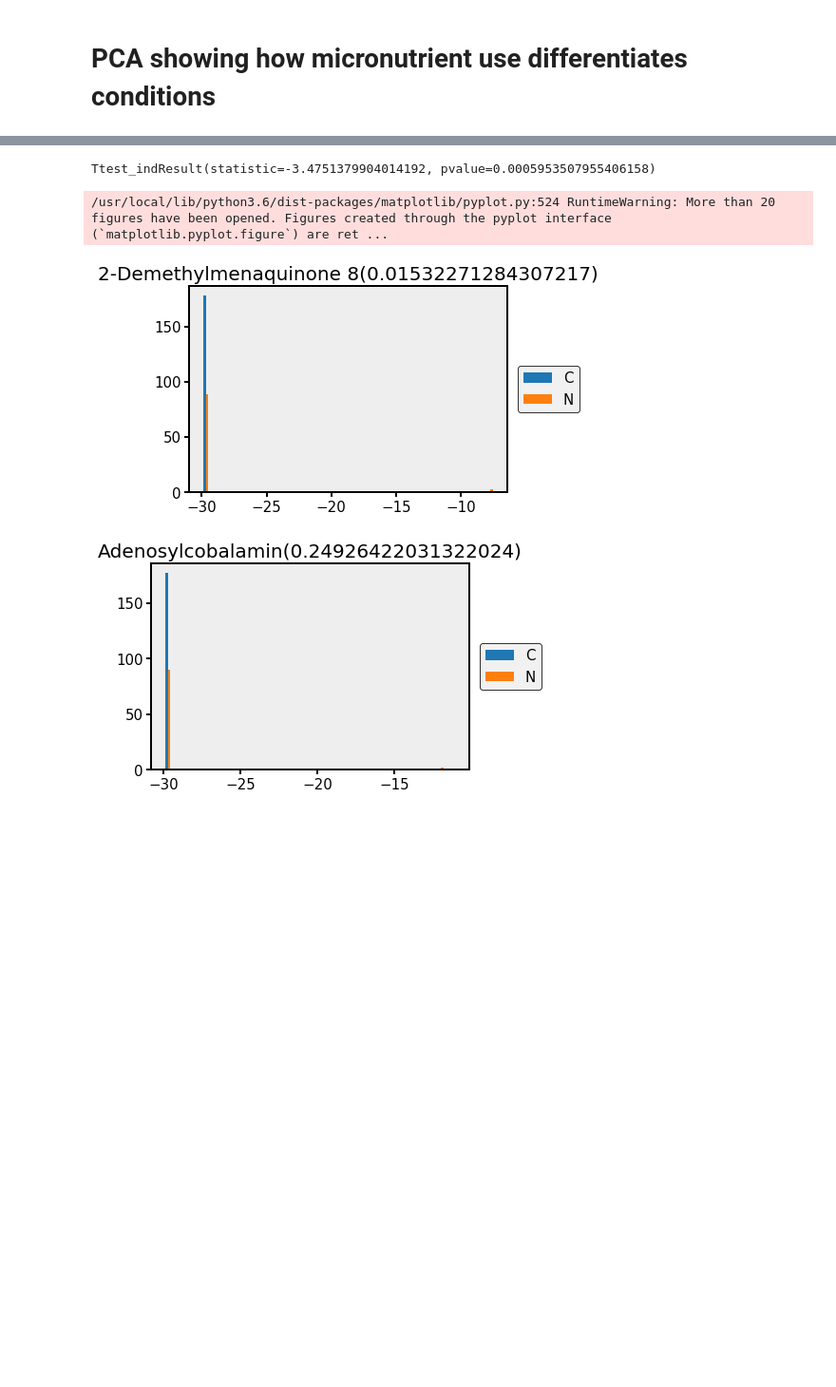
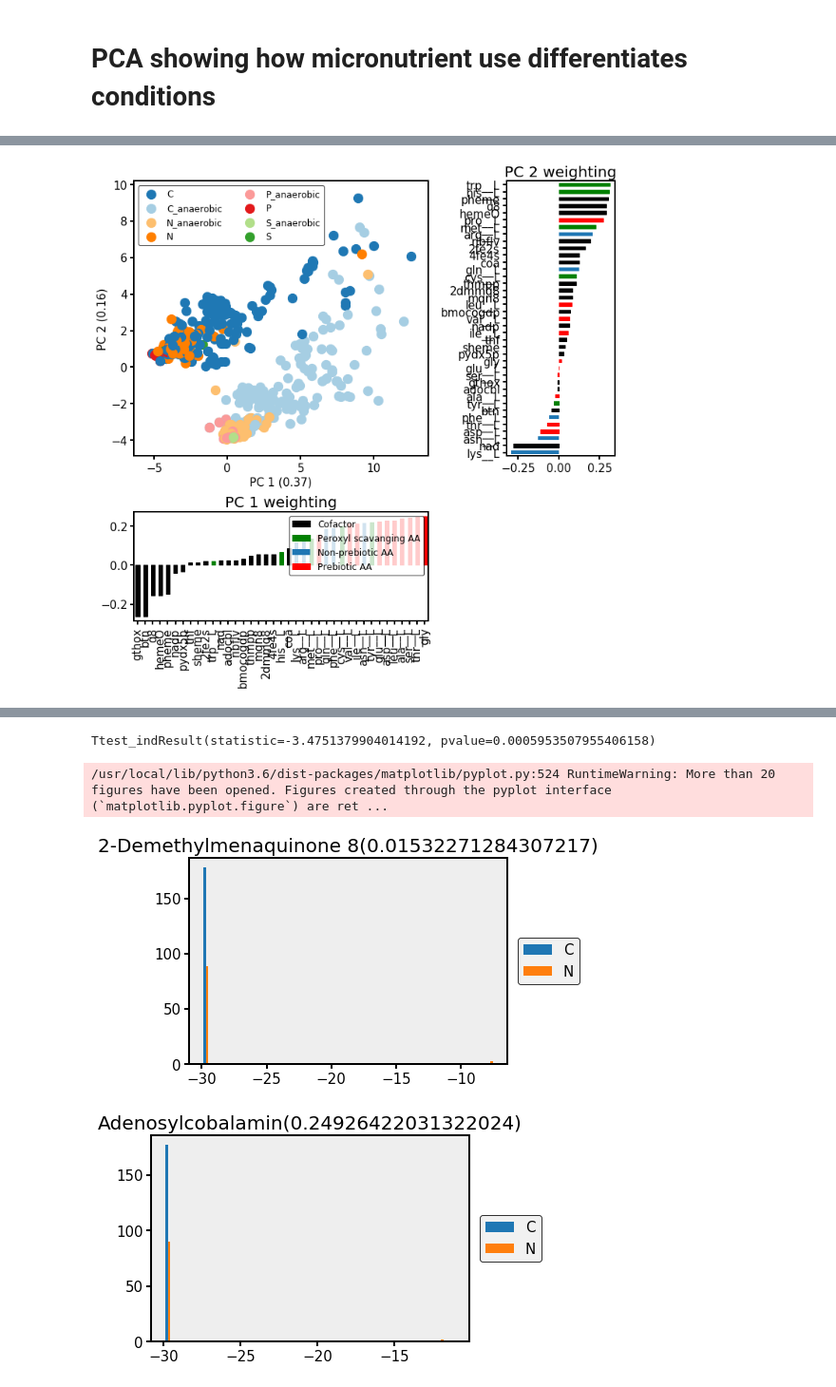
Before and after one commit to coltonlloyd/me_biomass, a Jupyter notebook: me_cofactor/NEW_analyze_me_biomass_predictions.ipynb, the cells around one changed output, grey strips where cells are left out. Shown at 95% size. Cells and saved outputs as stored; diff of their text form; code cells hidden in the pictures; blank space fills up the shorter version.

```diff
--- a/me_cofactor/NEW_analyze_me_biomass_predictions.ipynb
+++ b/me_cofactor/NEW_analyze_me_biomass_predictions.ipynb
@@ -348,18 +310,0 @@ fig.tight_layout()
-# %%
-%matplotlib inline
-hist_df = cluster_df#.applymap(lambda x: np.log2(x+1e-9))
-to_plot = ['asn__L', 'coa', 'btn', 'gln__L']
-fig, axes = plt.subplots(1, 4, figsize=(15, 3), sharey=True)
-for i, col in enumerate(to_plot):
-    if col not in to_plot:
-        continue
-    ax=axes[i]
-    ax.set_title(ijo.metabolites.get_by_id(col+'_c').name)
-    ana = [i for i in hist_df.index if 'anaerobic' in i]
-    aer = [i for i in hist_df.index if 'anaerobic' not in i]
-    ax.hist([hist_df.loc[aer, col], hist_df.loc[ana, col]], bins=20)
-    ax.set_xticklabels([round(i, 7) for i in ax.get_xticks()],
-                  fontdict={'horizontalalignment': 'right', 'rotation':45})
-ax.legend(['aerobic', 'anaerobic'], bbox_to_anchor=(-1.25, -.5), loc='upper center', fontsize=15, ncol=2)
-axes[2].set_xlabel('Normalized Biosynthesis Flux                                             ')
-    #cluster_df[col].hist(ax =ax, nbins=50)
@@ -520,0 +311,81 @@ for i in new_df.index:
+# %%
+from collections import OrderedDict
+pca_df = cluster_df.loc[[i for i in cluster_df.index]].drop('atp', axis=1)
+expression_values = preprocessing.StandardScaler().fit_transform(pca_df)
+
+pca = PCA(n_components=3)
+a = pca.fit(expression_values)
+X_r = a.transform(expression_values)
+
+
+fig = plt.figure(figsize=(10, 10))
+gs = fig.add_gridspec(3, 3)
+ax = fig.add_subplot(gs[:-1, :-1])
+
+source_to_color = dict(zip(['C_anaerobic', 'C', 'S_anaerobic', 'S', 'P_anaerobic', 'P', 'N_anaerobic', 'N'],
+                          palettable.colorbrewer.qualitative.Paired_8.hex_colors))
+
+def get_shade(index):
+    if 'anaerobic' in index:
+        return .33
+    else:
+        return 1
+for z in range(len(X_r[:, 0])):
+    index = pca_df.index[z]
+    source = index.split('_')[0] if 'anaerobic' not in index else '_'.join(index.split('_')[:2])
+    ax.scatter(X_r[z, 0], X_r[z, 1], c=source_to_color[source], s=150, label=source)
+    #ax.text(X_r[z, 0], X_r[z, 1], pca_df.index[z])
+ax.set_xlabel('PC 1 (%.2f)' % a.explained_variance_ratio_[0])
+ax.set_ylabel('PC 2 (%.2f)' % a.explained_variance_ratio_[1])
+ax.set_facecolor('w')
+handles, labels = ax.get_legend_handles_labels()
+by_label = OrderedDict(zip(labels[:-1], handles[:-1]))
+ax.legend(by_label.values(), by_label.keys(), loc='upper left', facecolor='w', ncol=2)
+
+all_weights=pd.DataFrame()
+for component in [0, 1]:
+    if component == 0:
+        ax = fig.add_subplot(gs[-1, :-1])
+        bar_kind = 'bar'
+    else:
+        ax = fig.add_subplot(gs[:-1, -1])
+        bar_kind = 'barh'
+    ax.set_facecolor('w')
+    weight_dfs = pd.DataFrame(a.components_[component], index=pca_df.columns).T
+    all_weights = all_weights.join(weight_dfs.T, how='outer', rsuffix='new')
+    # from https://www.pnas.org/content/110/6/2135
+    # inspired by https://www.ncbi.nlm.nih.gov/pmc/articles/PMC4906156/
+    prebiotic_aas = ['ala__L', 'asp__L', 'glu__L', 'gly', 'ile__L',
+                     'leu__L', 'pro__L', 'ser__L', 'thr__L', 'val__L']
+    peroyl_scavanging = ['his__L', 'cys__L', 'met__L', 'tyr__L', 'trp__L']
+    weight_dfs.sort_values(0, axis=1).loc[0].plot(kind=bar_kind, ax=ax)
+    for i, p in enumerate(ax.patches):
+        if weight_dfs.sort_values(0, axis=1).columns[i] in prebiotic_aas:
+            p.set_color('r')
+            p.set_label('Prebiotic AA')
+        elif weight_dfs.sort_values(0, axis=1).columns[i] in peroyl_scavanging:
+            p.set_color('g')
+            p.set_label('Peroxyl scavanging AA')
+        elif '__L' not in weight_dfs.sort_values(0, axis=1).columns[i]:
+            p.set_color('k')
+            p.set_label('Cofactor')
+        else:
+            p.set_label('Non-prebiotic AA')
+    ax.set_title('PC %i weighting' % (component+1))
+    #ax.set_xlabel('Micronutrient')
+    if component == 0:
+        #ax.set_xticklabels(['']* len(weight_dfs.sort_values(0, axis=1).columns))
+            # remove duplicate legend entries
+        handles, labels = ax.get_legend_handles_labels()
+        by_label = OrderedDict(zip(labels[:-1], handles[:-1]))
+        ax.legend(by_label.values(), by_label.keys(), ncol=1, facecolor='w')
+    else:
+        pass
+        #ax.set_yticklabels(['']* len(weight_dfs.sort_values(0, axis=1).columns))
+
+
+fig.tight_layout()
+#fig.savefig('/home/sbrg-cjlloyd/Dropbox/_me_cofactor_manuscript/Figures/pca_aerobic_anaerobic.svg')
+all_weights.columns = ['PC 1', 'PC 2']
+# %% [output]
+[figure, added]
```
Also changed, not shown: parts of 57 cells of this notebook, 1 other file.
